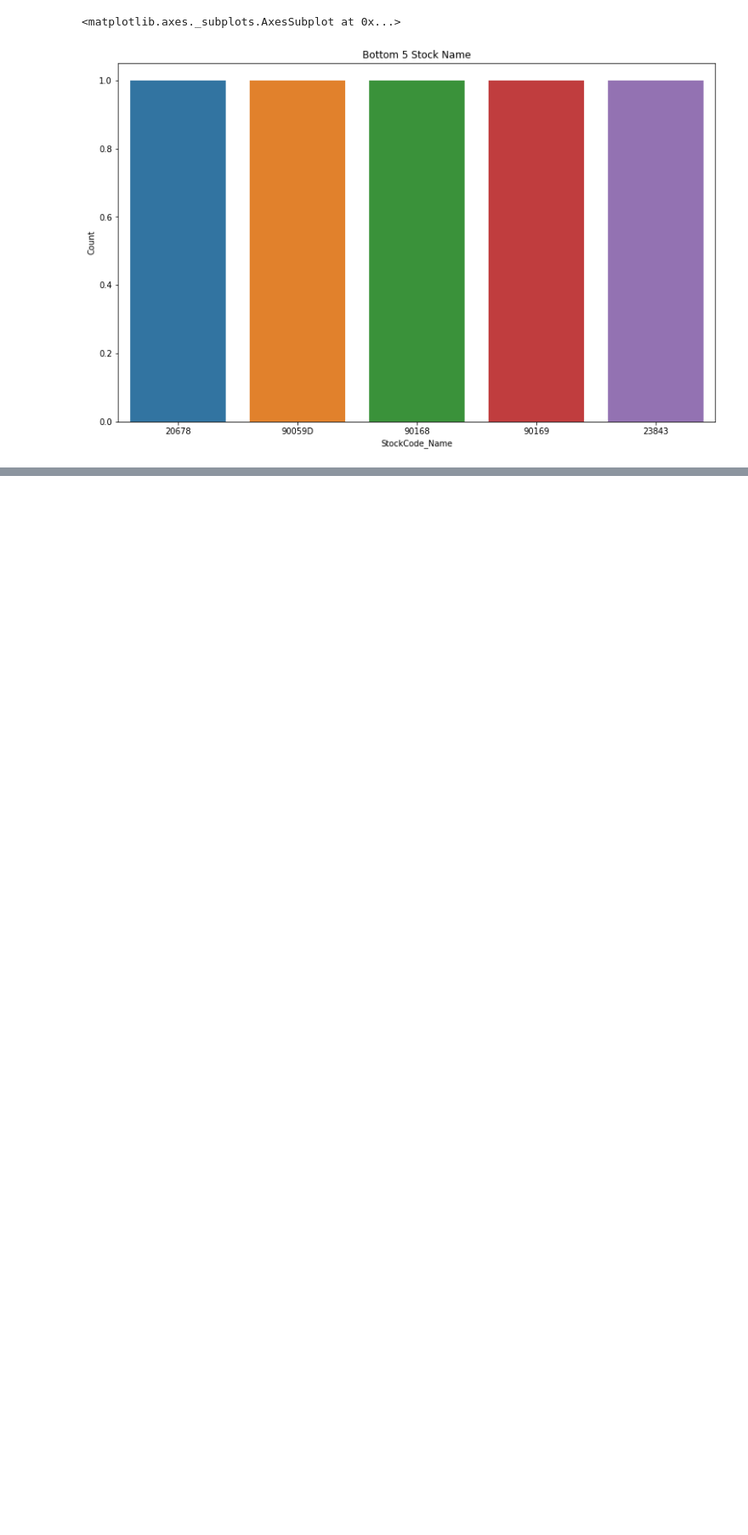
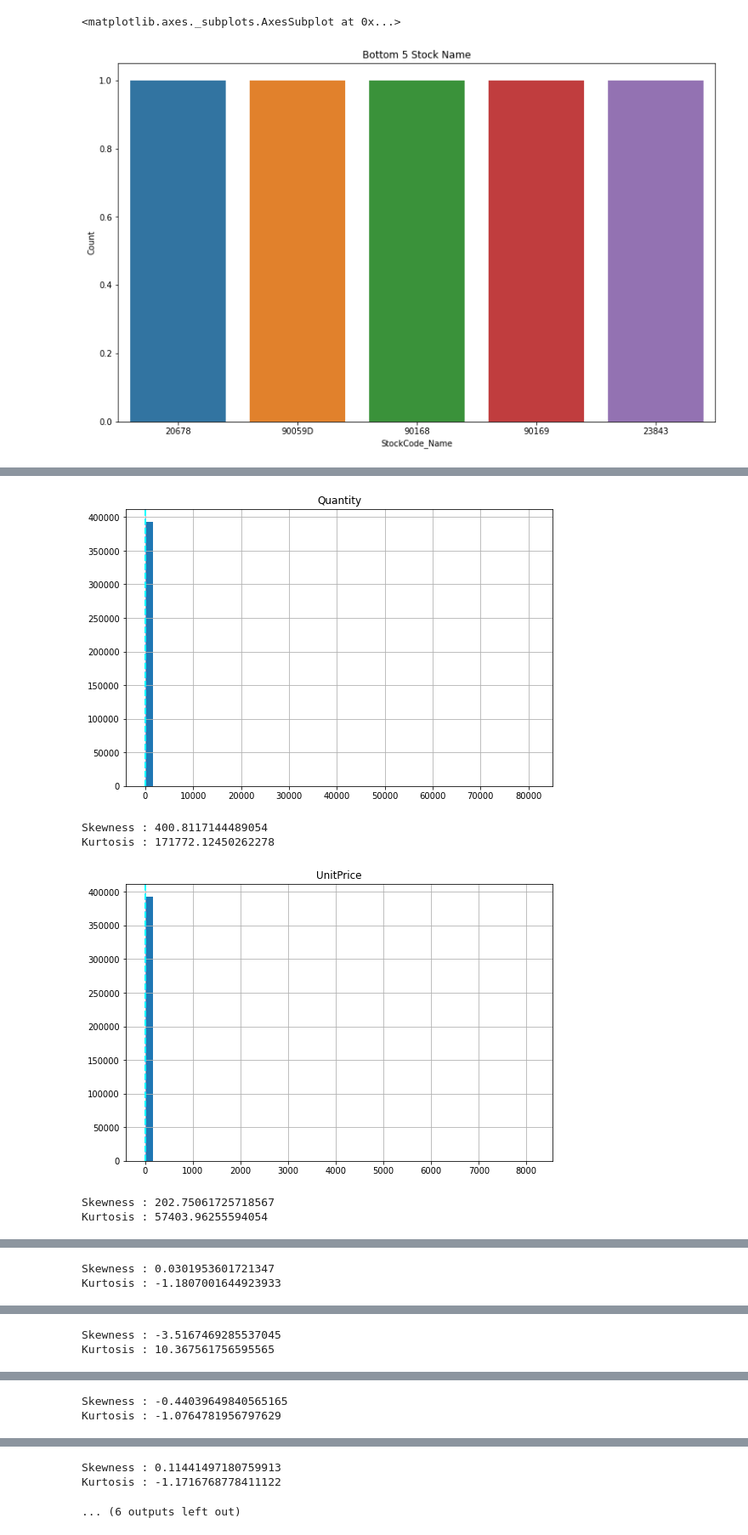
Before and after one commit to rushikeshjagatap85/Online_Retail_Customer_Segmentation_Capstone_Project, a Jupyter notebook: Online_Retail_Customer_Segmentation_Capstone_Project.ipynb, the cells around one changed output, grey strips where cells are left out. Shown: that part at 85% size. Drawn from its saved outputs; the diff is of its cells as text; code cells hidden in the pictures; blank space fills up the shorter version.

```diff
--- a/Online_Retail_Customer_Segmentation_Capstone_Project.ipynb
+++ b/Online_Retail_Customer_Segmentation_Capstone_Project.ipynb
@@ -498,0 +572,4 @@ sns.barplot(x='StockCode_Name',y='Count',data=StockCode_df[-5:])
+# %%
+numerical_columns=list(customer_df.select_dtypes(['int64','float64']).columns)
+numerical_features=pd.Index(numerical_columns)
+numerical_features
@@ -498,0 +581,20 @@ sns.barplot(x='StockCode_Name',y='Count',data=StockCode_df[-5:])
+# %%
+#plot a bar plot for each numerical feature count with Hist Plot (except car_ID)
+for col in numerical_features:
+  fig=plt.figure(figsize=(9,6))
+  ax=fig.gca()
+  feature= (customer_df[col])
+  feature.hist(bins=50, ax=ax)
+  ax.axvline(feature.mean(),color='magenta', linestyle='dashed', linewidth=2)
+  ax.axvline(feature.median(),color='cyan', linestyle='dashed', linewidth=2)
+  ax.set_title(col)
+  plt.show()
+  print( "Skewness :",customer_df[col].skew())
+  print( "Kurtosis :",customer_df[col].kurt())
+# %% [output]
+[figure, added]
+Skewness : 400.8117144489054
+Kurtosis : 171772.12450262278
+[figure, added]
+Skewness : 202.75061725718567
+Kurtosis : 57403.96255594054
@@ -498,0 +602,2 @@ sns.barplot(x='StockCode_Name',y='Count',data=StockCode_df[-5:])
+Skewness : 0.0301953601721347
+Kurtosis : -1.1807001644923933
@@ -498,0 +605,2 @@ sns.barplot(x='StockCode_Name',y='Count',data=StockCode_df[-5:])
+Skewness : -3.5167469285537045
+Kurtosis : 10.367561756595565
@@ -498,0 +608,2 @@ sns.barplot(x='StockCode_Name',y='Count',data=StockCode_df[-5:])
+Skewness : -0.44039649840565165
+Kurtosis : -1.0764781956797629
@@ -498,0 +611,3 @@ sns.barplot(x='StockCode_Name',y='Count',data=StockCode_df[-5:])
+Skewness : 0.11441497180759913
+Kurtosis : -1.1716768778411122
+... (6 outputs left out)
```
Also changed, not shown: parts of 18 cells of this notebook.
